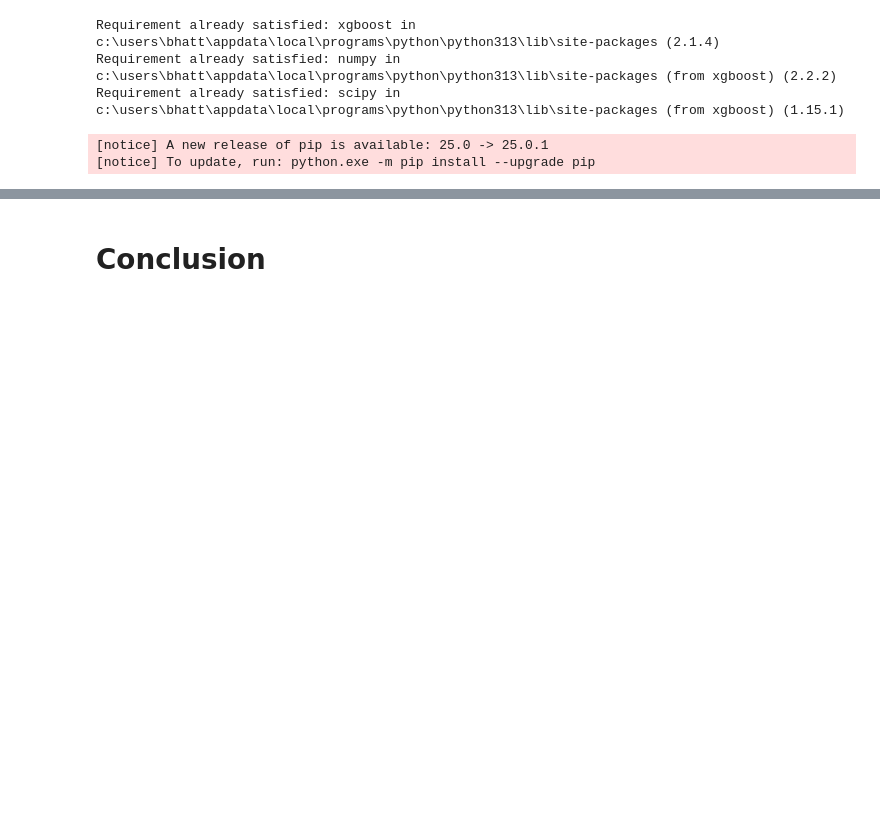
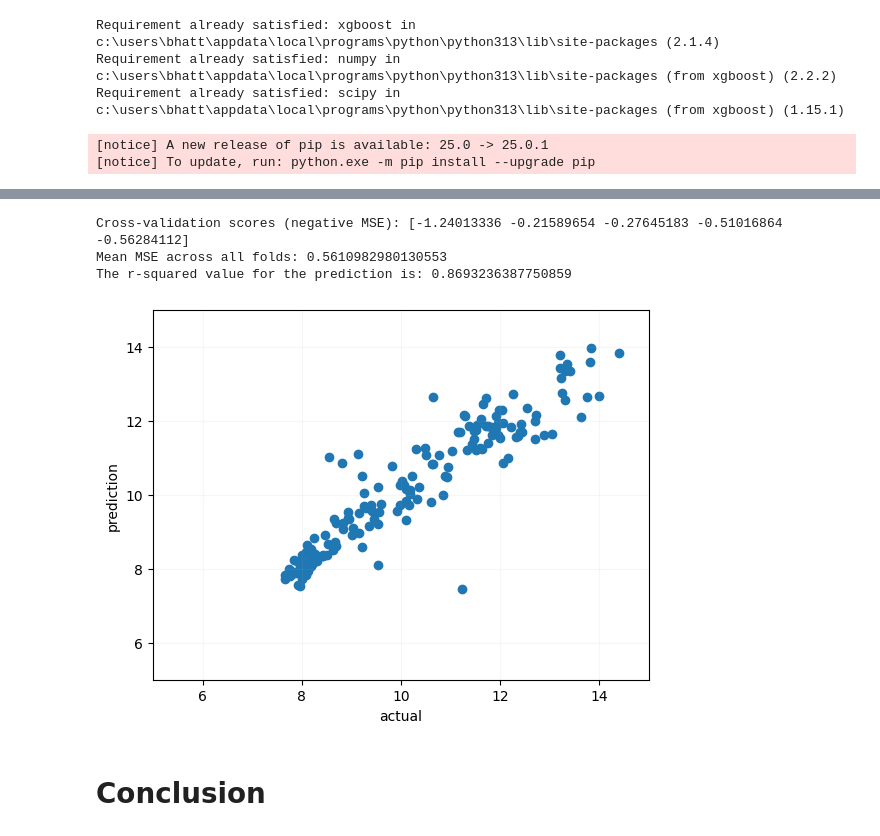
Before and after one commit to Bhattars1/london-energy-forecasting, a Jupyter notebook: notebooks/baseline_weather_energy_forcasting_training.ipynb, the cells around one changed output, grey strips where cells are left out. Saved outputs shown, nothing was run; the diff lists cells and outputs as text; code cells hidden in the pictures; blank space fills up the shorter version.

```diff
--- a/notebooks/baseline_weather_energy_forcasting_training.ipynb
+++ b/notebooks/baseline_weather_energy_forcasting_training.ipynb
@@ -163,7 +173,15 @@ pr_model = PolynomialFeatures(degree=4)
 # %%
+lr2_model = LinearRegression()
+pr_model = PolynomialFeatures(degree=2)
 X_train_poly = pr_model.fit_transform(X_train)
 features_poly = pr_model.fit_transform(features_df)
 X_test_poly = pr_model.fit_transform(X_test)
 lr2_model = LinearRegression()
+poly_model = check_model(model=lr2_model, X_train=X_train_poly, X_test=X_test_poly, features=features_poly, return_model=True)
+# %% [output]
+Cross-validation scores (negative MSE): [-1.24013336 -0.21589654 -0.27645183 -0.51016864 -0.56284112]
+Mean MSE across all folds: 0.5610982980130553
+The r-squared value for the prediction is: 0.8693236387750859
+[figure, added]
 # %% [markdown]
 # Conclusion
```
Also changed, not shown: parts of 19 cells of this notebook, 1 other file.
